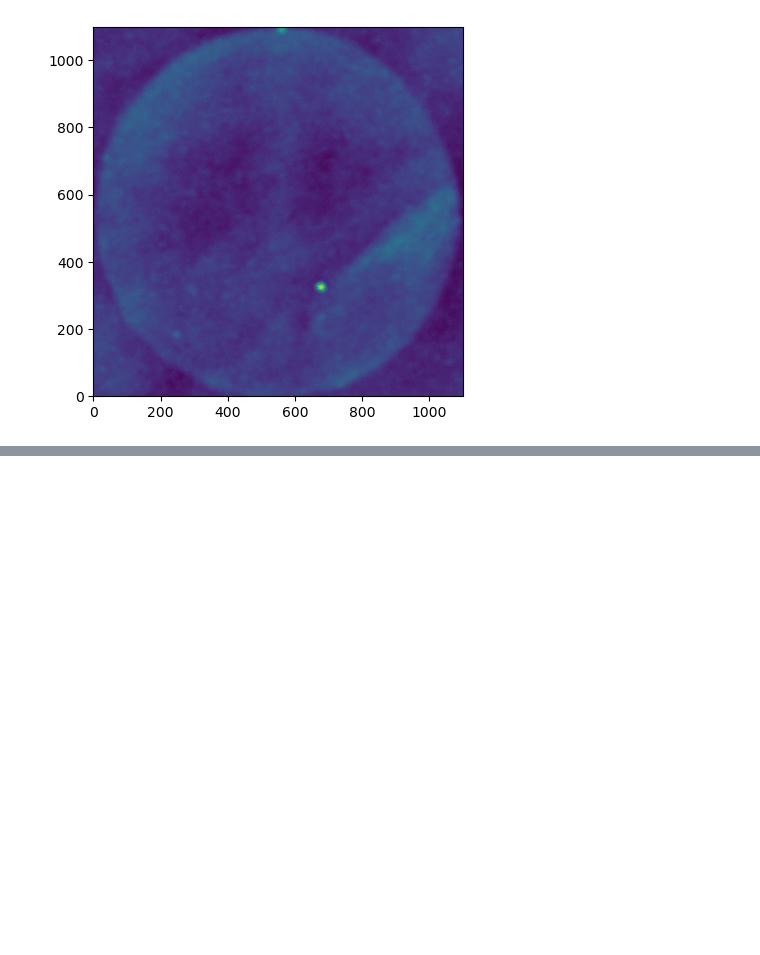
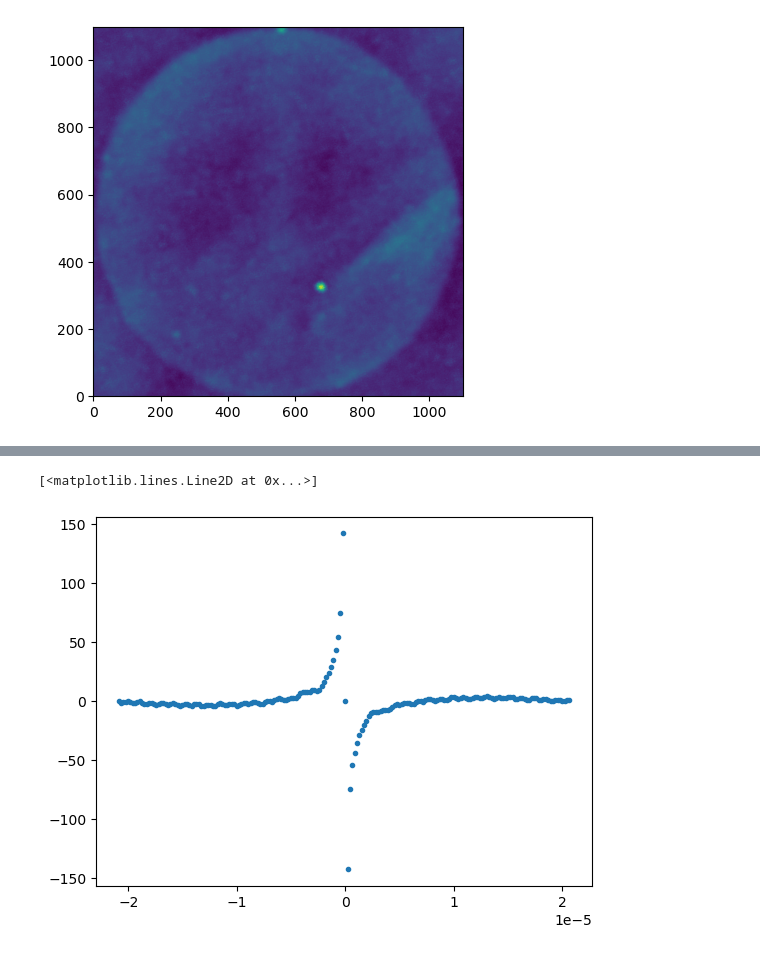
Before and after one commit to rlbyrne/DeltaPS, a Jupyter notebook: run_ps.ipynb, the cells around one changed output, grey strips where cells are left out. Saved outputs shown, nothing was run; the diff lists cells and outputs as text; code cells hidden in the pictures; blank space fills up the shorter version.

```diff
--- a/run_ps.ipynb
+++ b/run_ps.ipynb
@@ -74,0 +217,15 @@ plt.imshow(app_sky.T, origin="lower", interpolation=None)
+# %%
+freq_array = np.arange(40960937.5, 45530761.71875 + 23925.78125, 23925.78125)
+delay_axis = np.fft.fftshift(
+    np.fft.fftfreq(len(freq_array), d=freq_array[1] - freq_array[0])
+)
+use_vis = visibilities_binned[1, 1, :, 0]
+# use_weights = weights[1, 1, :, 0]
+# %%
+vis_fft_1 = np.fft.fftshift(np.fft.fft(use_vis)) * np.exp(
+    -2 * np.pi * 1j * freq_array[0] * delay_axis
+)
+plt.plot(delay_axis, np.imag(vis_fft_1), ".")
+# %% [output]
+[<matplotlib.lines.Line2D at 0x...>]
+[figure, added]
```
Also changed, not shown: parts of 18 cells of this notebook, 3 other files.
